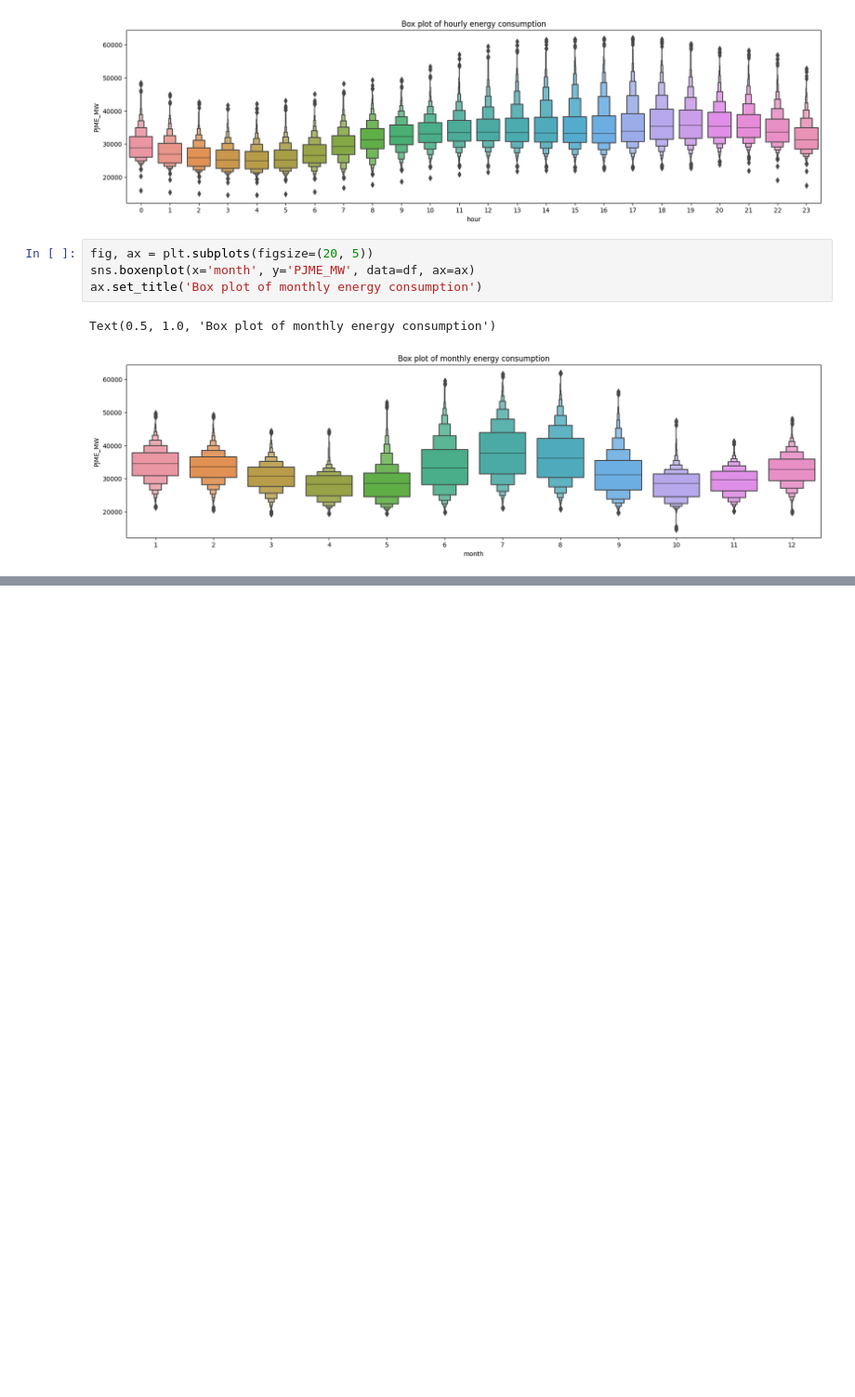
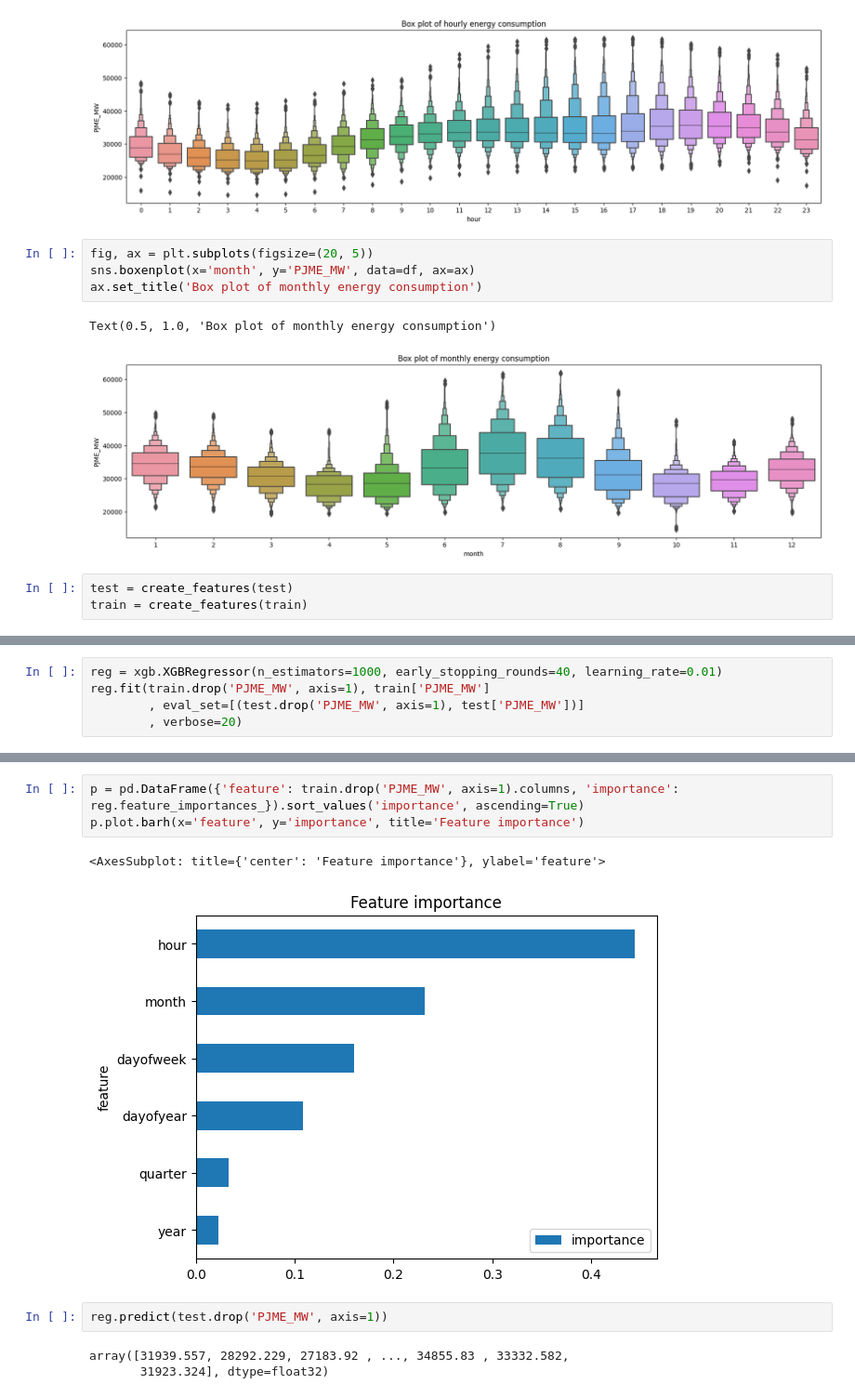
Before and after one commit to Darklaneanjana/ML_DL, a Jupyter notebook: Hourly_Energy_Consumption_Forcast/Time-Series-xgboost.ipynb, the cells around one changed output, grey strips where cells are left out. Shown: that part at 93% size. Drawn from its saved outputs; the diff is of its cells as text; blank space fills up the shorter version.

```diff
--- a/Hourly_Energy_Consumption_Forcast/Time-Series.ipynb
+++ b/Hourly_Energy_Consumption_Forcast/Time-Series-xgboost.ipynb
@@ -113,3 +98,6 @@ ax.set_title('Box plot of monthly energy consumption')
 # %% [output]
 Text(0.5, 1.0, 'Box plot of monthly energy consumption')
 [figure]
+# %%
+test = create_features(test)
+train = create_features(train)
@@ -115,0 +122,5 @@ Text(0.5, 1.0, 'Box plot of monthly energy consumption')
+# %%
+reg = xgb.XGBRegressor(n_estimators=1000, early_stopping_rounds=40, learning_rate=0.01)
+reg.fit(train.drop('PJME_MW', axis=1), train['PJME_MW']
+        , eval_set=[(test.drop('PJME_MW', axis=1), test['PJME_MW'])]
+        , verbose=20)
@@ -115,0 +155,11 @@ Text(0.5, 1.0, 'Box plot of monthly energy consumption')
+# %%
+p = pd.DataFrame({'feature': train.drop('PJME_MW', axis=1).columns, 'importance': reg.feature_importances_}).sort_values('importance', ascending=True)
+p.plot.barh(x='feature', y='importance', title='Feature importance')
+# %% [output]
+<AxesSubplot: title={'center': 'Feature importance'}, ylabel='feature'>
+[figure, added]
+# %%
+reg.predict(test.drop('PJME_MW', axis=1))
+# %% [output]
+array([31939.557, 28292.229, 27183.92 , ..., 34855.83 , 33332.582,
+       31923.324], dtype=float32)
```
Also changed, not shown: parts of 9 cells of this notebook.
